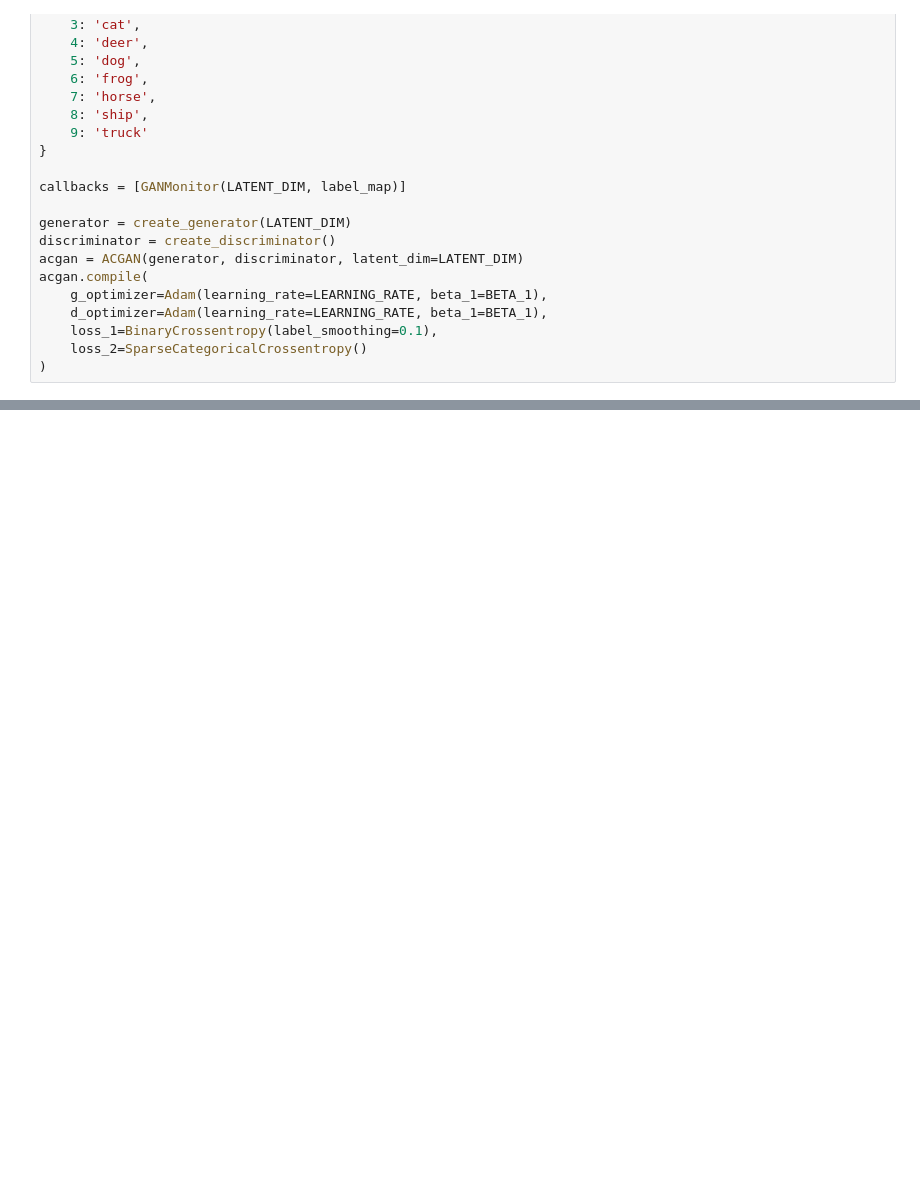
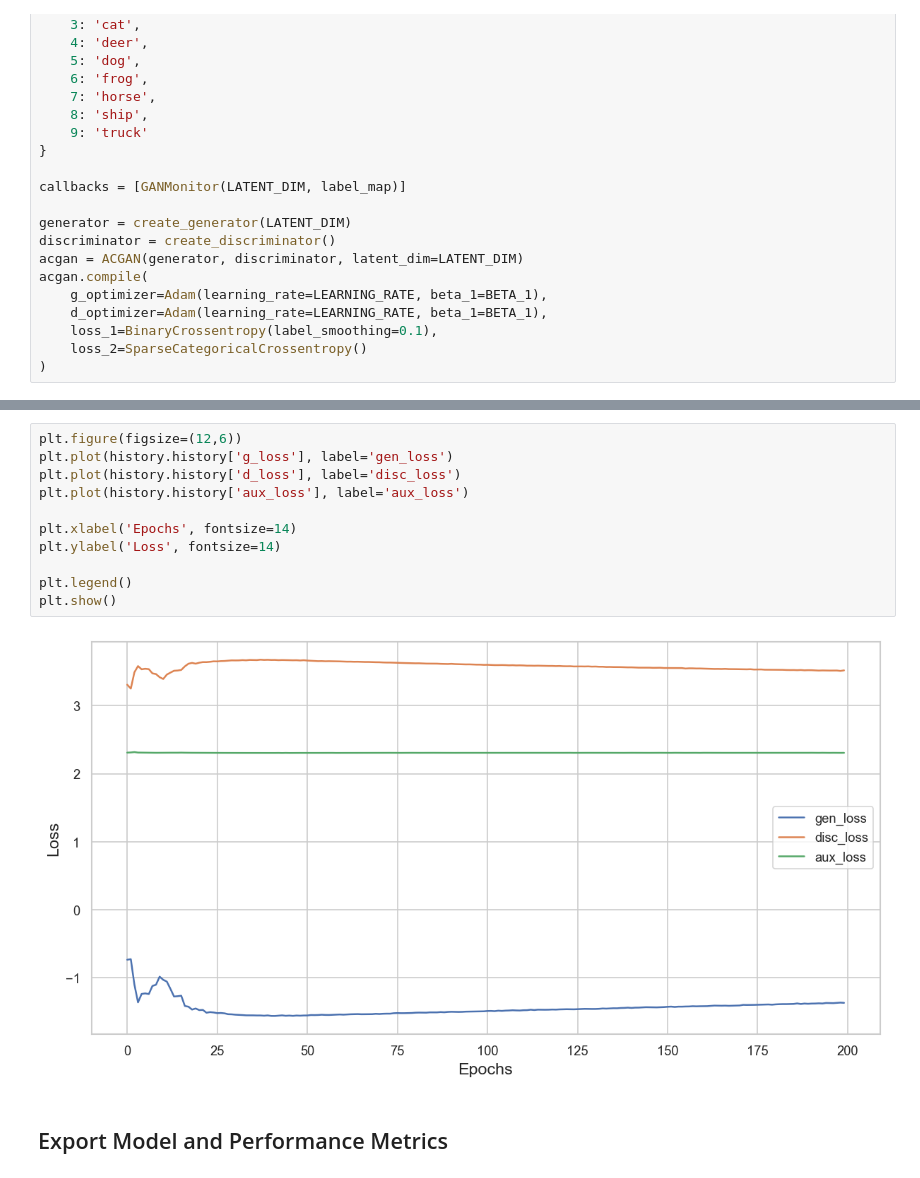
Before and after one commit to timothyckl/CIFAR10-Image-Synthesis, a Jupyter notebook: 2_ACGAN.ipynb, the cells around one changed output, grey strips where cells are left out. Saved outputs shown, nothing was run; the diff lists cells and outputs as text; blank space fills up the shorter version.

```diff
--- a/2_ACGAN.ipynb
+++ b/2_ACGAN.ipynb
@@ -328,0 +333,15 @@ Wall time: 1h 47min 5s
+# %%
+plt.figure(figsize=(12,6))
+plt.plot(history.history['g_loss'], label='gen_loss')
+plt.plot(history.history['d_loss'], label='disc_loss')
+plt.plot(history.history['aux_loss'], label='aux_loss')
+
+plt.xlabel('Epochs', fontsize=14)
+plt.ylabel('Loss', fontsize=14)
+
+plt.legend()
+plt.show()
+# %% [output]
+[figure, added]
+# %% [markdown]
+## Export Model and Performance Metrics
```
Also changed, not shown: parts of 5 cells of this notebook, 23 other files.
